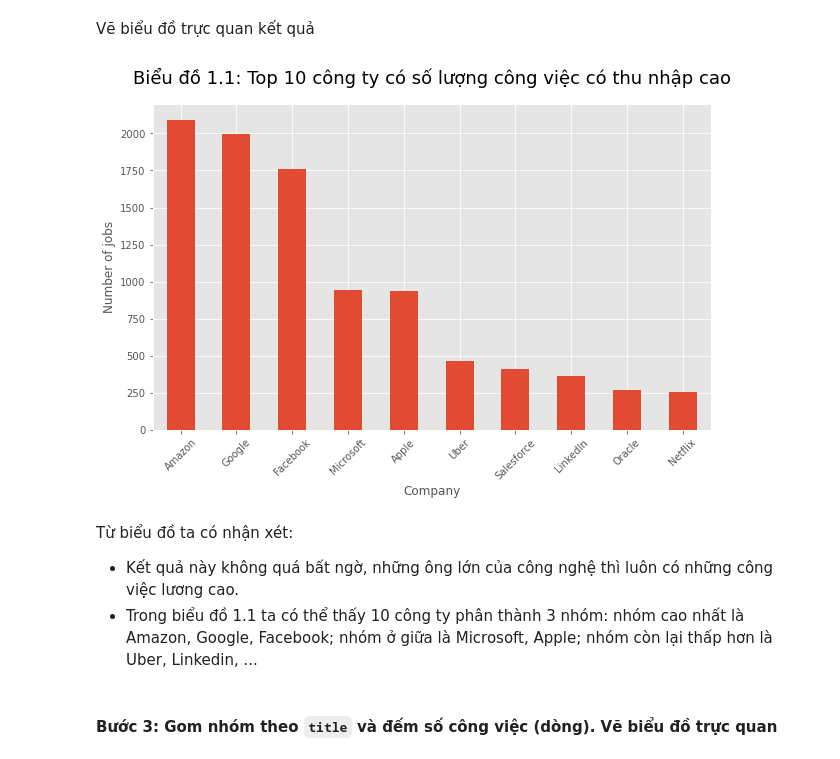
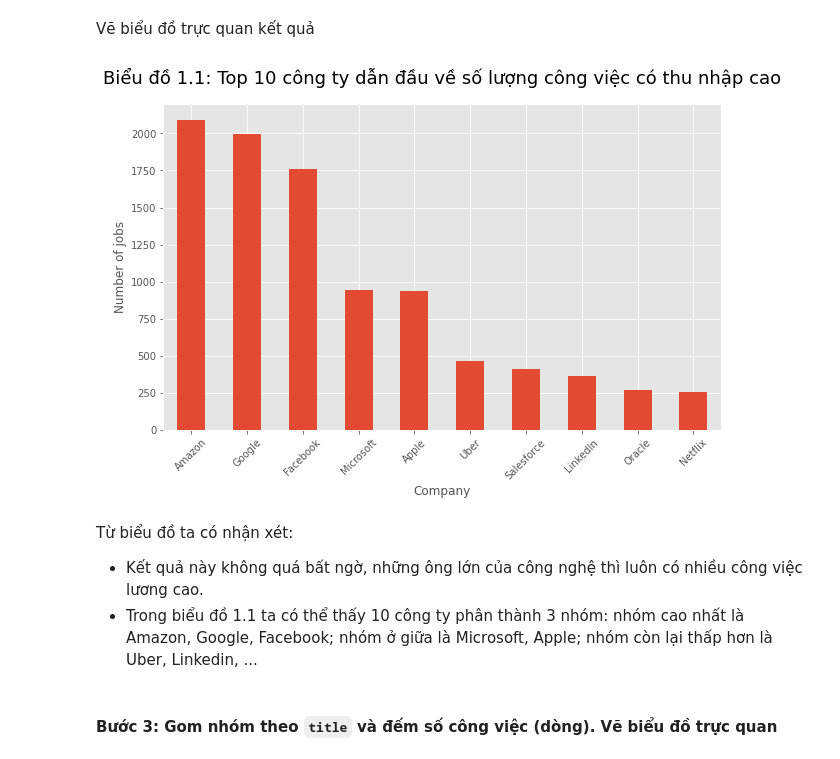
Before and after one commit to TanThinNguyen/P4DS-final-project, a Jupyter notebook: 18120085_18120090.ipynb, the cells around one changed output. Drawn from its saved outputs; the diff is of its cells as text; code cells hidden in the pictures.

```diff
--- a/18120085_18120090.ipynb
+++ b/18120085_18120090.ipynb
@@ -248 +268,3 @@ cate_col_profiles_df.T
+# %%
+salary_df.drop(index=46988, inplace=True)
 # %% [markdown]
@@ -345,14 +369,14 @@ Vẽ biểu đồ trực quan kết quả
 # %%
 df.iloc[:10].plot.bar(figsize=(10, 6))
 plt.xlabel('Company')
 plt.ylabel('Number of jobs')
 plt.xticks(rotation=45)
-plt.title('Biểu đồ 1.1: Top 10 công ty có số lượng công việc có thu nhập cao', fontsize=18, pad=20);
+plt.title('Biểu đồ 1.1: Top 10 công ty dẫn đầu về số lượng công việc có thu nhập cao', fontsize=18, pad=20);
 # %% [output]
-[figure, old version]
+[figure, new version]
 # %% [markdown]
 Từ biểu đồ ta có nhận xét:
-- Kết quả này không quá bất ngờ, những ông lớn của công nghệ thì luôn có những công việc lương cao.
+- Kết quả này không quá bất ngờ, những ông lớn của công nghệ thì luôn có nhiều công việc lương cao.
 - Trong biểu đồ 1.1 ta có thể thấy 10 công ty phân thành 3 nhóm: nhóm cao nhất là Amazon, Google, Facebook; nhóm ở giữa là Microsoft, Apple; nhóm còn lại thấp hơn là Uber, Linkedin, ...
 # %% [markdown]
 #### **Bước 3:** Gom nhóm theo `title` và đếm số công việc (dòng). Vẽ biểu đồ trực quan
```
Also changed, not shown: parts of 37 cells of this notebook.
